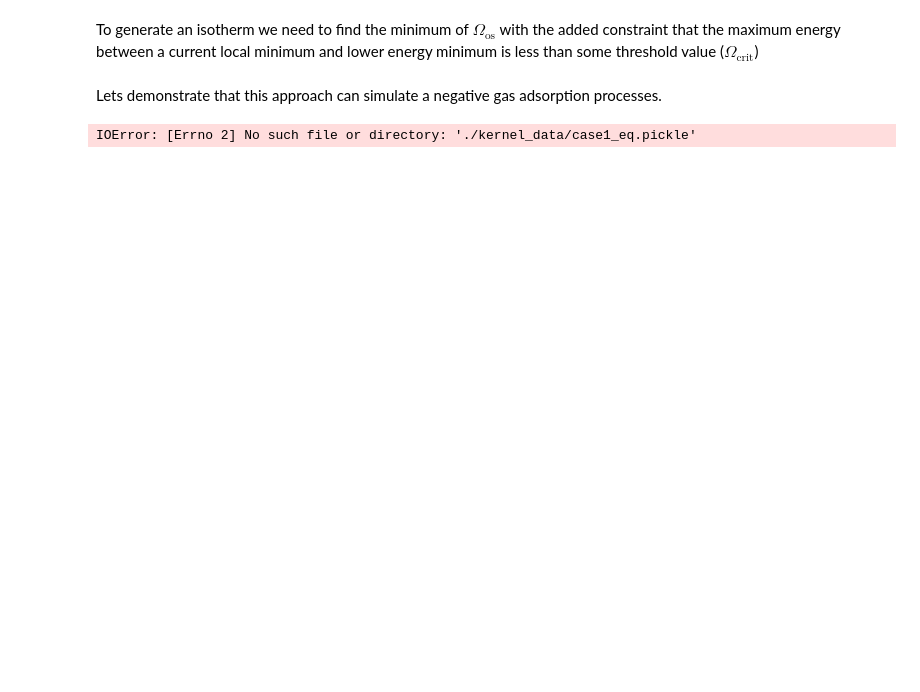
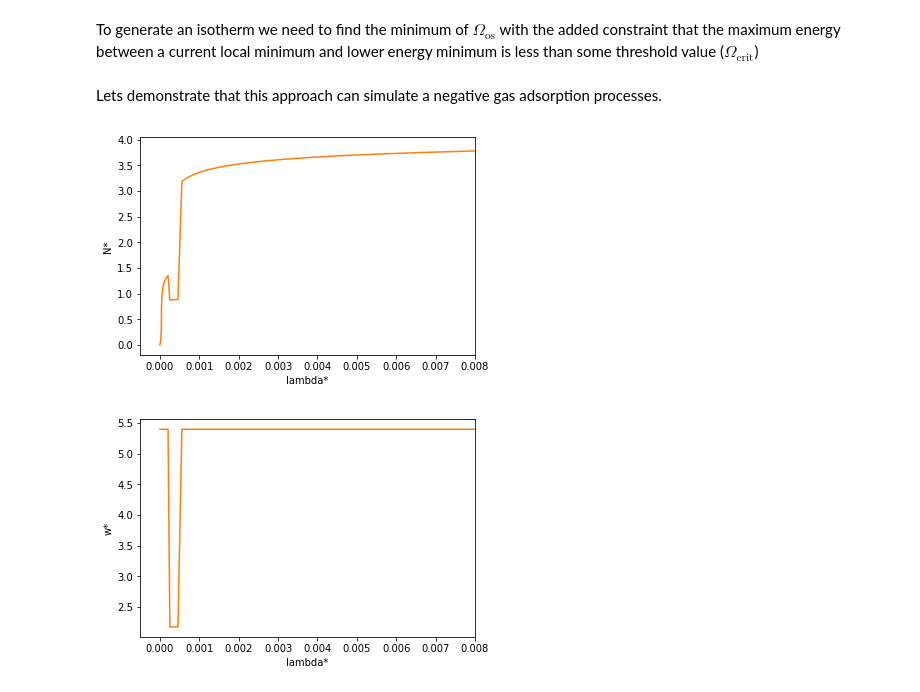
Before and after one commit to jackevansadl/supp-data, a Jupyter notebook: 10.26434:chemrxiv.7527680.v1/generate_responsiveadsorption.ipynb, the cells around one changed output. Drawn from its saved outputs; the diff is of its cells as text; code cells hidden in the pictures; blank space fills up the shorter version.

```diff
--- a/10.26434:chemrxiv.7527680.v1/generate_responsiveadsorption.ipynb
+++ b/10.26434:chemrxiv.7527680.v1/generate_responsiveadsorption.ipynb
@@ -199,28 +200,29 @@ Lets demonstrate that this approach can simulate a negative gas adsorption proce
 # %%
 #input some parameters for a host free energy function
 min1 = 2.5
 min2 = 5.4
 min1_depth = 3
 min2_depth = 0
 Fe_barrier =  8
 T = 0.8
 os_crit=6*T
 # import the kernel for T*=0.8
-data_eq = pd.read_pickle("./kernel_data/case1_eq.pickle")
+data_eq = pd.read_pickle("/Users/jevans/Documents/GitHub/supp-data/10.26434:chemrxiv.7527680.v1/kernel_data/case1_eq.pickle")
 
 output = get_eq_isotherm_bistable(min1, min2, min1_depth, min2_depth, Fe_barrier, os_crit,  data_eq, T)
 
 #for example plot an isotherm
 plt.plot(output[0],output[1], color="C1")
 plt.xlabel("lambda*")
 plt.ylabel("N*")
 plt.xlim([-0.0005,0.008])
 plt.show()
 #and the change in pore width
 plt.plot(output[0],output[2], color="C1")
 plt.xlabel("lambda*")
 plt.ylabel("w*")
 plt.xlim([-0.0005,0.008])
 plt.show()
 # %% [output]
-IOError: [Errno 2] No such file or directory: './kernel_data/case1_eq.pickle'
+[figure, added]
+[figure, added]
```
Also changed, not shown: parts of 3 cells of this notebook, 3 other files.
